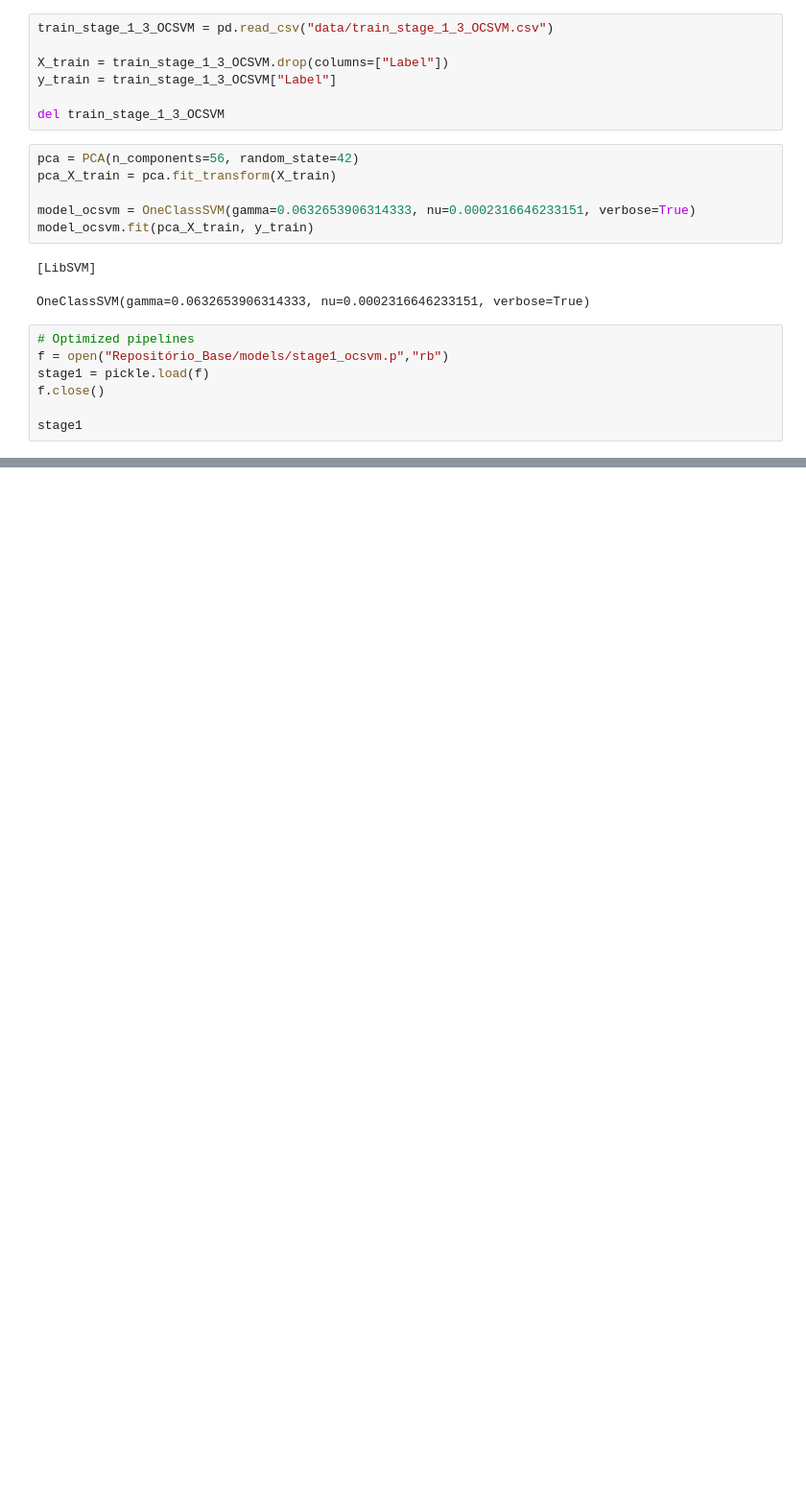
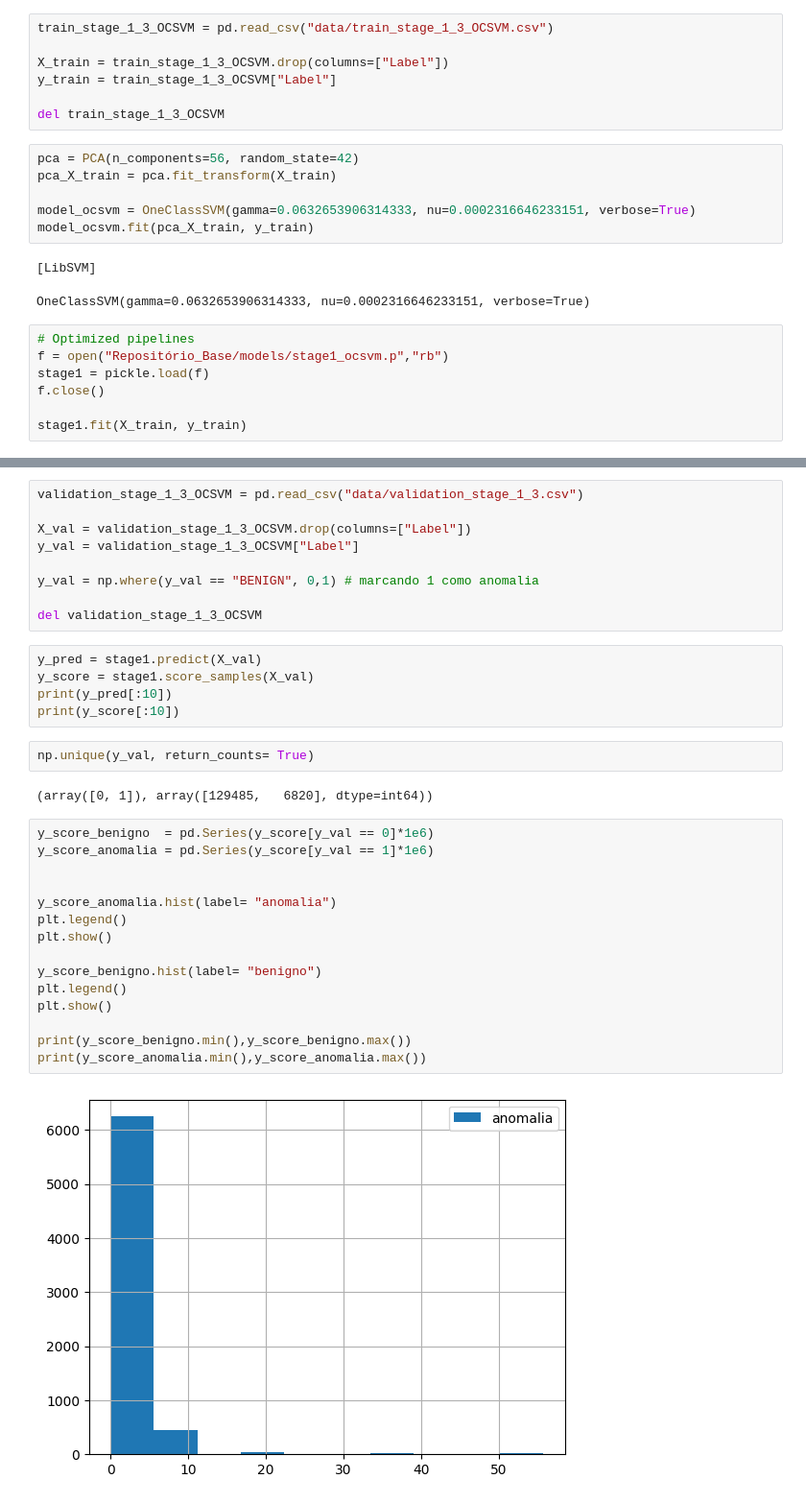
Before and after one commit to luiz-linkezio/Deteccao_de_Intrusao_Hierarquica_Multiestagio, a Jupyter notebook: 1º_Estágio(reprodução).ipynb, the cells around one changed output, grey strips where cells are left out. Shown at 96% size. Drawn from its saved outputs; the diff is of its cells as text; blank space fills up the shorter version.

```diff
--- a/1º_Estágio(reprodução).ipynb
+++ b/1º_Estágio(reprodução).ipynb
@@ -27,7 +31,7 @@ f = open("Repositório_Base/models/stage1_ocsvm.p","rb")
 stage1 = pickle.load(f)
 f.close()
 
-stage1
+stage1.fit(X_train, y_train)
 # %% [output]
 https://scikit-learn.org/stable/model_persistence.html#security-maintainability-limitations
   warnings.warn(
@@ -46,0 +62,35 @@ Pipeline(steps=[('scaler',
+# %%
+validation_stage_1_3_OCSVM = pd.read_csv("data/validation_stage_1_3.csv")
+
+X_val = validation_stage_1_3_OCSVM.drop(columns=["Label"])
+y_val = validation_stage_1_3_OCSVM["Label"]
+
+y_val = np.where(y_val == "BENIGN", 0,1) # marcando 1 como anomalia
+
+del validation_stage_1_3_OCSVM
+# %%
+y_pred = stage1.predict(X_val)
+y_score = stage1.score_samples(X_val)
+print(y_pred[:10])
+print(y_score[:10])
+# %%
+np.unique(y_val, return_counts= True)
+# %% [output]
+(array([0, 1]), array([129485,   6820], dtype=int64))
+# %%
+y_score_benigno  = pd.Series(y_score[y_val == 0]*1e6)
+y_score_anomalia = pd.Series(y_score[y_val == 1]*1e6)
+
+
+y_score_anomalia.hist(label= "anomalia")
+plt.legend()
+plt.show()
+
+y_score_benigno.hist(label= "benigno")
+plt.legend()
+plt.show()
+
+print(y_score_benigno.min(),y_score_benigno.max())
+print(y_score_anomalia.min(),y_score_anomalia.max())
+# %% [output]
+[figure, added]
```
Also changed, not shown: parts of 6 cells of this notebook.
